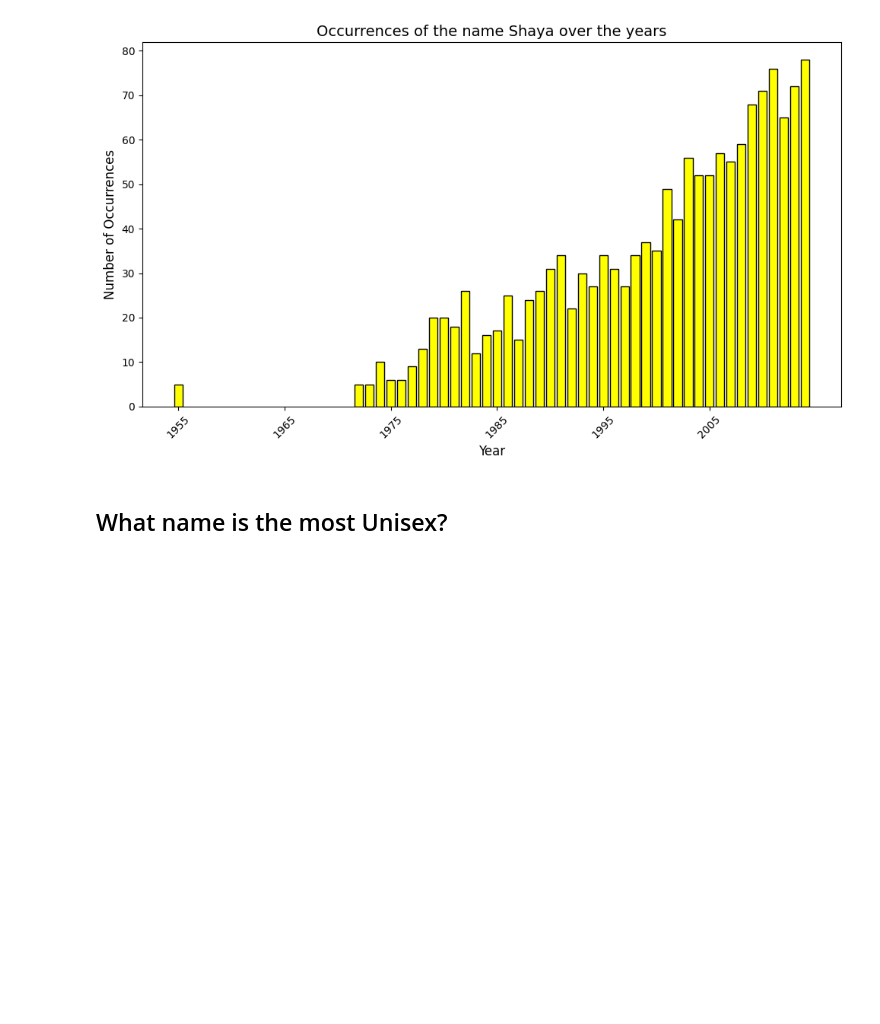
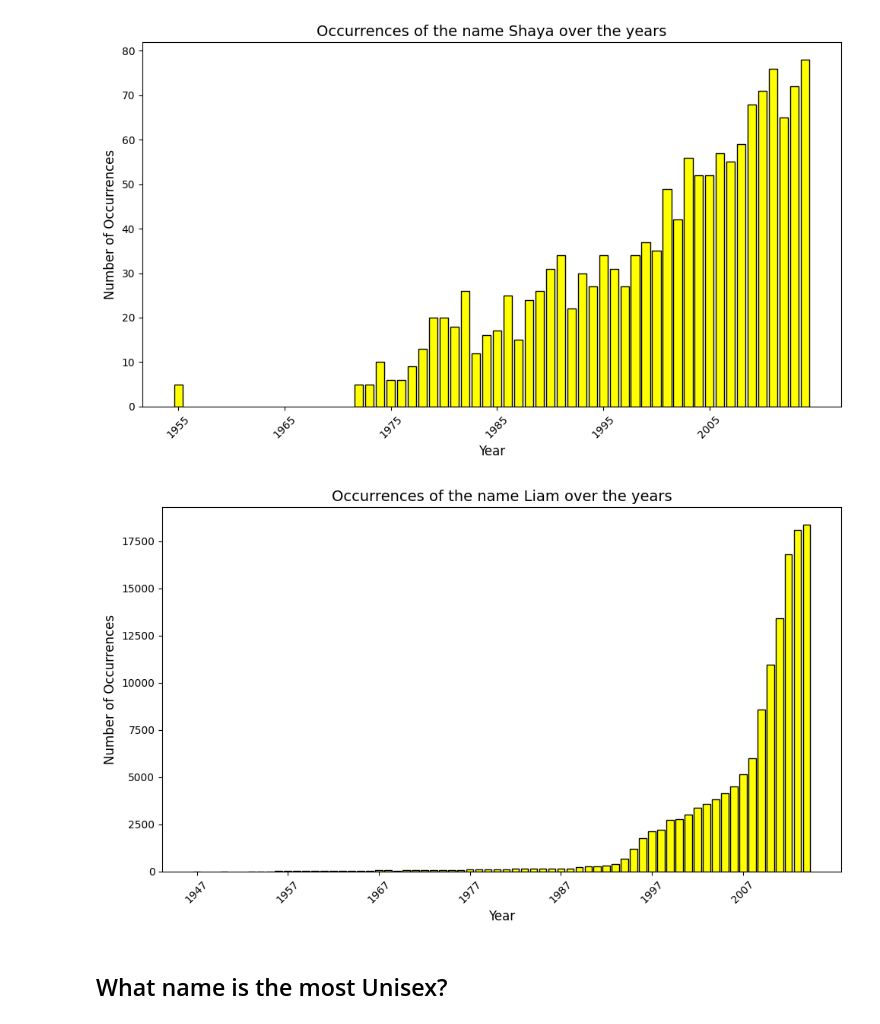
Before and after one commit to matej-kosiba/STRV_test_project, a Jupyter notebook: jupyter.ipynb, the cells around one changed output. Saved outputs shown, nothing was run; the diff lists cells and outputs as text; code cells hidden in the pictures; blank space fills up the shorter version.

Commit message:
Adding the top 10 trending names

```diff
--- a/jupyter.ipynb
+++ b/jupyter.ipynb
@@ -140,6 +140,11 @@ plot_name_occurance_change_over_time(name = 'Krishna', dataset = 'National', sta
 plot_name_occurance_change_over_time(name = 'Shaya', dataset = 'National', state = None)
 # %% [output]
 [figure]
+# %%
+
+plot_name_occurance_change_over_time(name = 'Liam', dataset = 'National', state = None)
+# %% [output]
+[figure, added]
 # %% [markdown]
 ## What name is the most Unisex?
 # %% [markdown]
```
Also changed, not shown: parts of 9 cells of this notebook.
